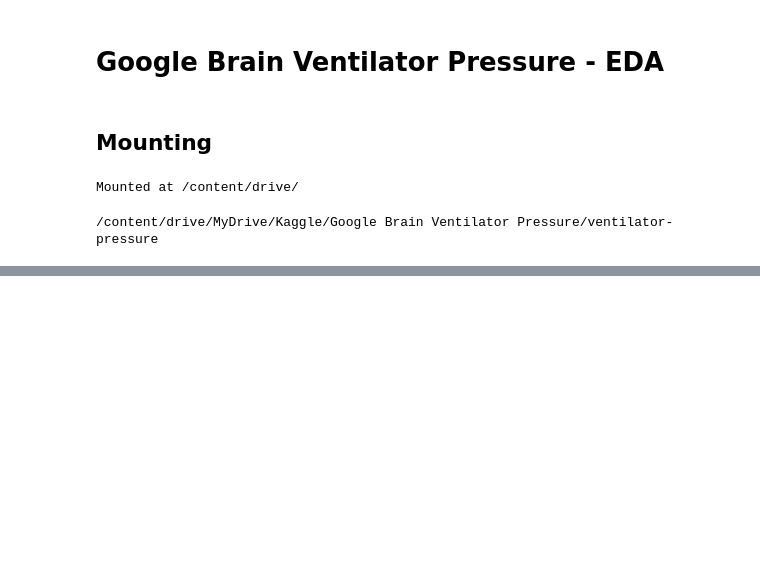
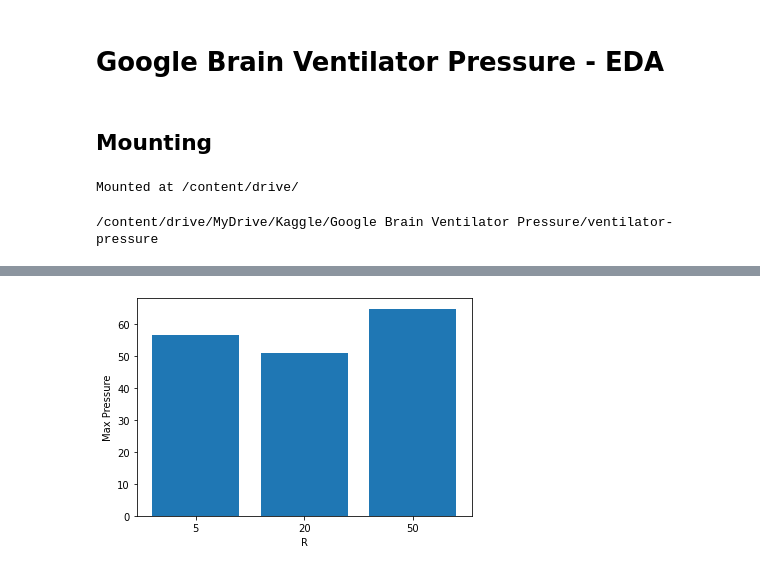
Before and after one commit to Pascapone/ventilator-pressure, a Jupyter notebook: EDA.ipynb, the cells around one changed output, grey strips where cells are left out. Drawn from its saved outputs; the diff is of its cells as text; code cells hidden in the pictures; blank space fills up the shorter version.

```diff
--- a/EDA.ipynb
+++ b/EDA.ipynb
@@ -20,0 +265,7 @@ data/  EDA.ipynb  .git/
+# %%
+r_max_pressure = df_train.groupby('R')['pressure'].max()
+bar_plt = plt.bar(r_max_pressure.index.astype(str), r_max_pressure.values)
+x_label = plt.xlabel('R')
+y_label = plt.ylabel('Max Pressure')
+# %% [output]
+[figure, added]
```
Also changed, not shown: parts of 74 cells of this notebook.
